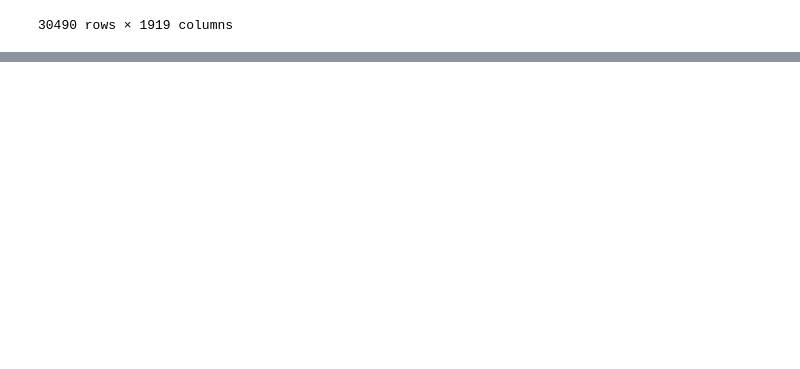
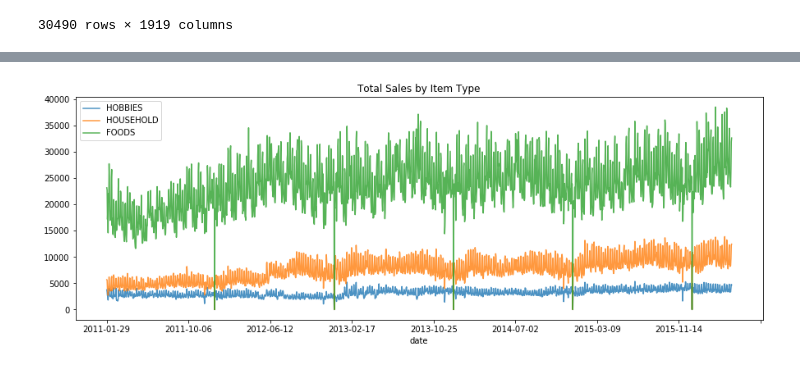
Before and after one commit to wzrd/m5-forecasting-competition, a Jupyter notebook: EDA.ipynb, the cells around one changed output, grey strips where cells are left out. Drawn from its saved outputs; the diff is of its cells as text; code cells hidden in the pictures; blank space fills up the shorter version.

```diff
--- a/EDA.ipynb
+++ b/EDA.ipynb
@@ -94,0 +120,9 @@ sales_train_val
+# %%
+twenty_examples = sales_train_val.sample(20, random_state=529) \
+        .set_index('id')[d_cols] \
+    .T \
+    .merge(calendar.set_index('d')['date'],
+           left_index=True,
+           right_index=True,
+            validate='1:1') \
+    .set_index('date')
@@ -94,0 +151,21 @@ sales_train_val
+# %%
+past_sales = sales_train_val.set_index('id')[d_cols] \
+    .T \
+    .merge(calendar.set_index('d')['date'],
+           left_index=True,
+           right_index=True,
+            validate='1:1') \
+    .set_index('date')
+
+
+for i in sales_train_val['cat_id'].unique():
+    items_col = [c for c in past_sales.columns if i in c]
+    past_sales[items_col] \
+        .sum(axis=1) \
+        .plot(figsize=(15, 5),
+              alpha=0.8,
+              title='Total Sales by Item Type')
+plt.legend(sales_train_val['cat_id'].unique())
+plt.show()
+# %% [output]
+[figure, added]
```
Also changed, not shown: parts of 8 cells of this notebook.
